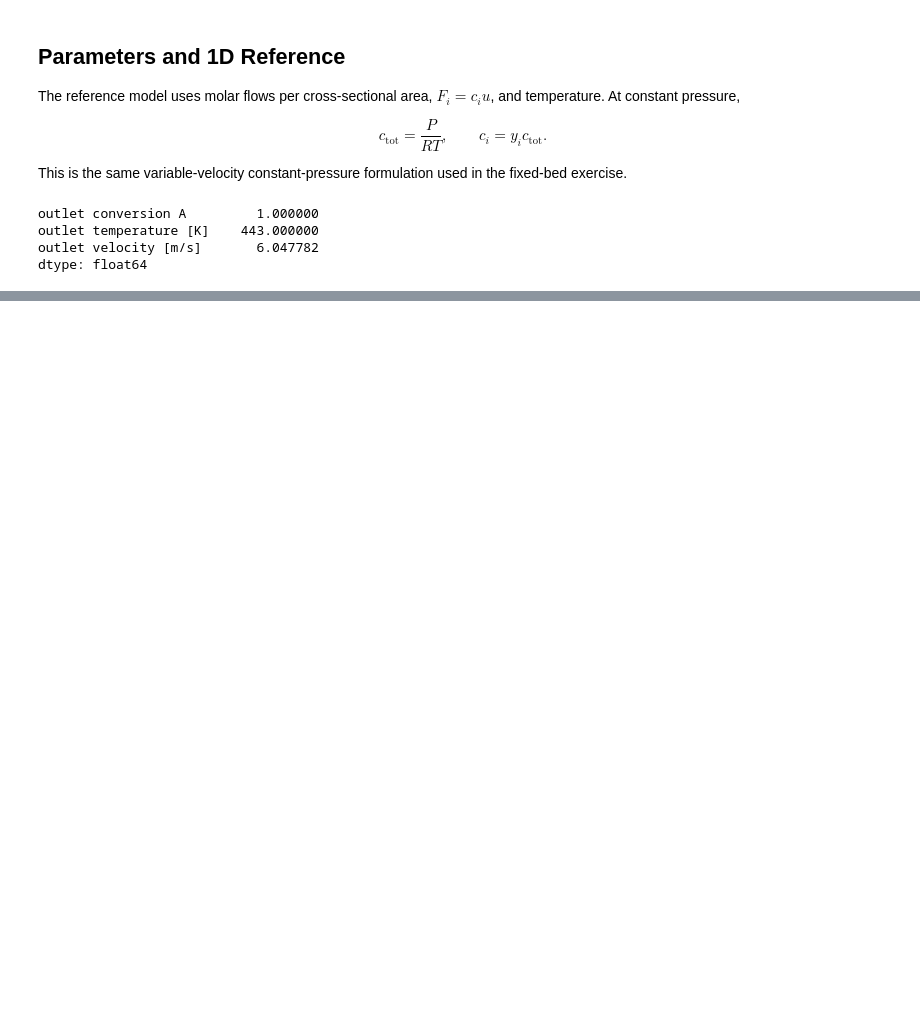
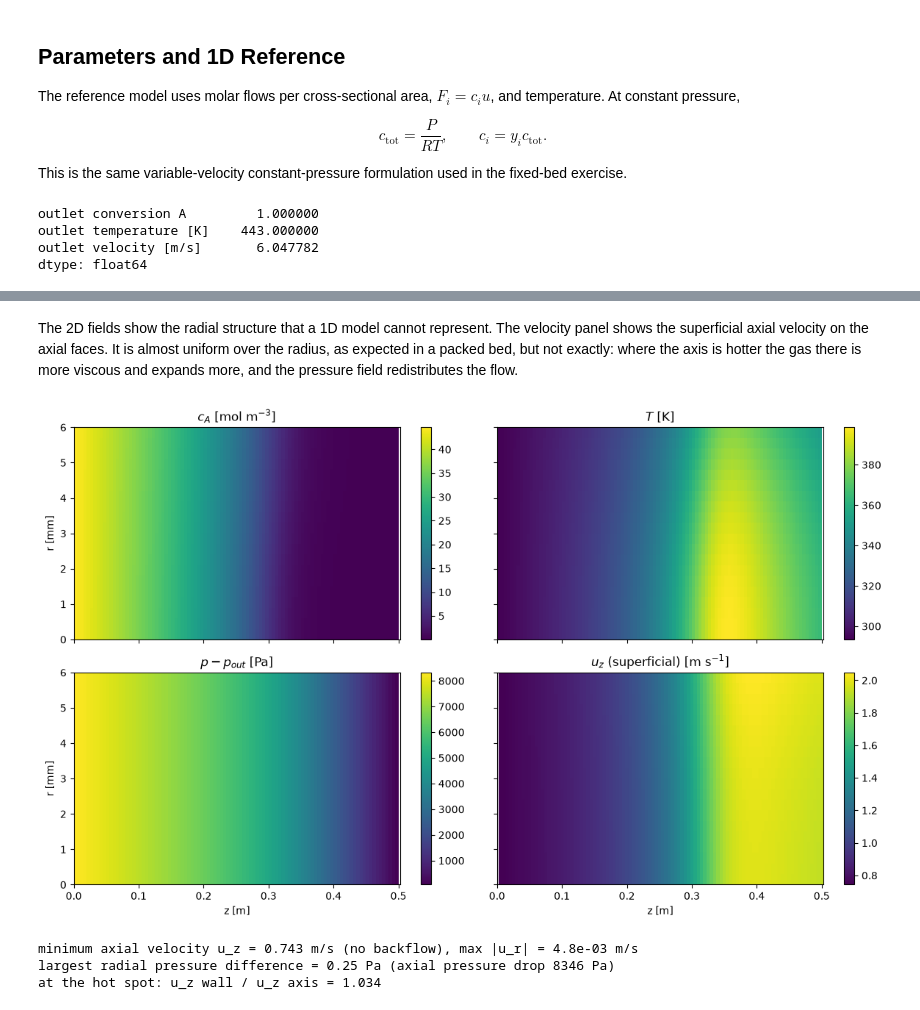
Before and after one commit to computational-chemical-engineering/pymrm-book, a Jupyter notebook: content/lecture_notes/L8_pressure_velocity.ipynb, the cells around one changed output, grey strips where cells are left out. Drawn from its saved outputs; the diff is of its cells as text; code cells hidden in the pictures; blank space fills up the shorter version.

```diff
--- a/content/lecture_notes/L8_pressure_velocity.ipynb
+++ b/content/lecture_notes/L8_pressure_velocity.ipynb
@@ -714,0 +716,33 @@ The cooled 2D case is intentionally different from the 1D adiabatic reference. W
+# %% [markdown]
+The 2D fields show the radial structure that a 1D model cannot represent. The velocity panel shows the superficial axial velocity on the axial faces. It is almost uniform over the radius, as expected in a packed bed, but not exactly: where the axis is hotter the gas there is more viscous and expands more, and the pressure field redistributes the flow.
+# %%
+uz_faces = model.last_faces["u_z"].reshape(model.n_z + 1, model.n_r)
+fields_2d = [
+    (model.z_c, model.x[..., 0], "$c_A$ [mol m$^{-3}$]"),
+    (model.z_c, model.x[..., 3], "$T$ [K]"),
+    (model.z_c, model.x[..., 4] - prm["p_out"], "$p - p_{out}$ [Pa]"),
+    (model.z_f[1:], uz_faces[1:], "$u_z$ (superficial) [m s$^{-1}$]"),
+]
+fig, axes = plt.subplots(2, 2, figsize=(12, 7.2), sharex=True, sharey=True)
+for ax, (zz, field_2d, title) in zip(axes.ravel(), fields_2d):
+    mesh_z, mesh_r = np.meshgrid(zz, model.r_c, indexing="ij")
+    pcm = ax.pcolormesh(mesh_z, 1e3 * mesh_r, field_2d, shading="nearest")
+    ax.set_title(title)
+    fig.colorbar(pcm, ax=ax)
+for ax in axes[1]:
+    ax.set_xlabel("z [m]")
+for ax in axes[:, 0]:
+    ax.set_ylabel("r [mm]")
+plt.tight_layout()
+plt.show()
+
+print(f"minimum axial velocity u_z = {uz_faces[1:].min():.3f} m/s (no backflow), "
+      f"max |u_r| = {np.abs(model.last_faces['u_r']).max():.1e} m/s")
+print(f"largest radial pressure difference = {np.ptp(model.x[..., 4], axis=1).max():.2f} Pa "
+      f"(axial pressure drop {out['dp']:.0f} Pa)")
+print(f"at the hot spot: u_z wall / u_z axis = {uz_faces[hot['iz'] + 1, -1] / uz_faces[hot['iz'] + 1, 0]:.3f}")
+# %% [output]
+[figure, added]
+minimum axial velocity u_z = 0.743 m/s (no backflow), max |u_r| = 4.8e-03 m/s
+largest radial pressure difference = 0.25 Pa (axial pressure drop 8346 Pa)
+at the hot spot: u_z wall / u_z axis = 1.034
```
Also changed, not shown: parts of 44 cells of this notebook, 1 other file.
